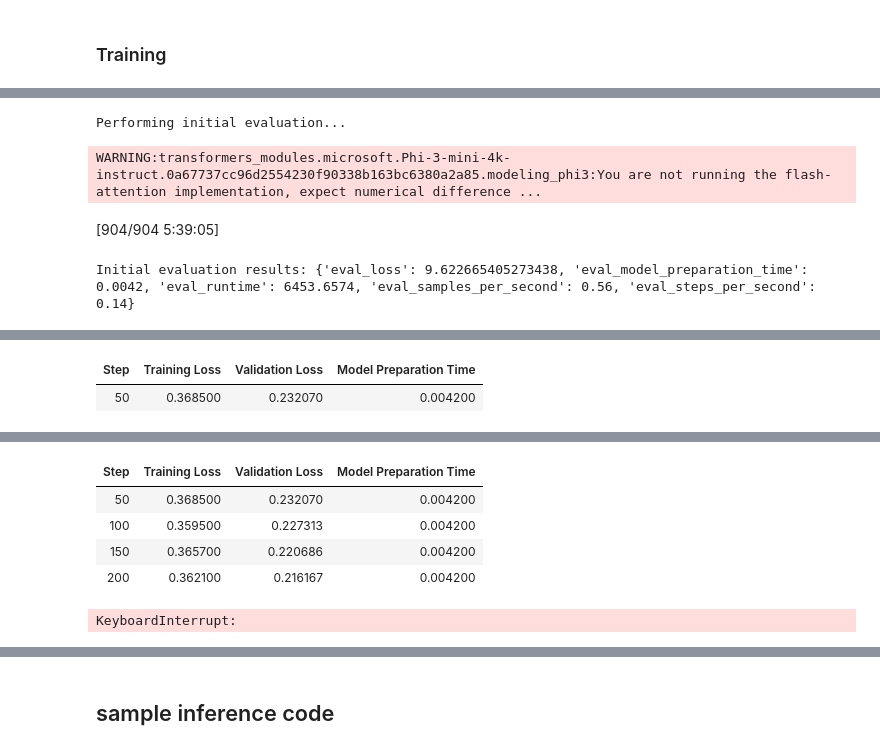
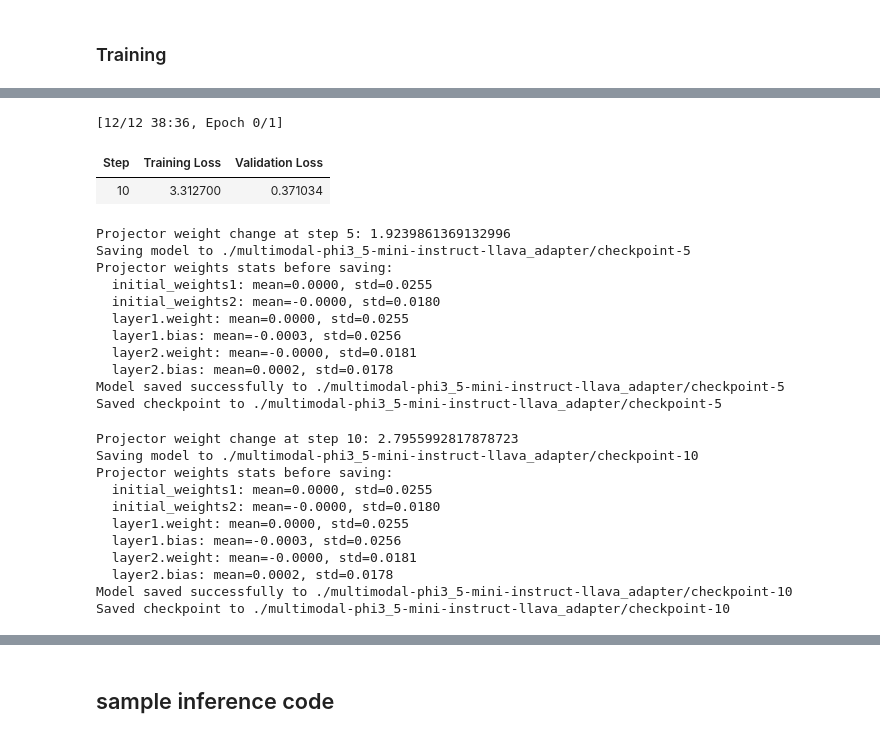
Before and after one commit to sayanbanerjee32/multimodal_llm, a Jupyter notebook: phi_3_QLoRA_instruct150k.ipynb, the cells around one changed output, grey strips where cells are left out. Saved outputs shown, nothing was run; the diff lists cells and outputs as text; code cells hidden in the pictures.

Commit message:
could replicate loss from saved lora adapter

```diff
--- a/phi_3_QLoRA_instruct150k.ipynb
+++ b/phi_3_QLoRA_instruct150k.ipynb
@@ -66,6 +59,6 @@ Drive already mounted at /content/drive; to attempt to forcibly remount, call dr
 # %%
 # URL of the embeddings file (replace with your actual URL)
-embeddings_url = '/content/drive/MyDrive/multimodel_llm/image_embedding/coco_image_embeddings.npz'
+embeddings_url = '/content/drive/MyDrive/multimodal_llm/image_embedding/coco_image_embeddings.npz'
 
 # Load the embeddings
 print("Loading embeddings...")
@@ -153,3 +144,5 @@ with open(json_file, 'r') as f:
+# %%
+data = data[0:10000]
 # %%
 def create_dataset():
     processed_data = []
@@ -1015,7 +1099,7 @@ bnb_config = BitsAndBytesConfig(
 
 # Get the latest checkpoint
 latest_checkpoint = get_latest_checkpoint(gdrive_checkpoint_dir)
-
+eval_first = False
 if latest_checkpoint:
     print(f"Loading model from checkpoint: {latest_checkpoint}")
     model = Phi3WithProjector.from_pretrained(
@@ -1024,7 +1108,9 @@ if latest_checkpoint:
         quantization_config=bnb_config,
         device_map=device_map,
         torch_dtype=compute_dtype,
+        attn_implementation='eager'
     )
+    eval_first = True
 else:
     print("No checkpoint found. Starting training from scratch.")
     phi3_model = AutoModelForCausalLM.from_pretrained(
@@ -1033,6 +1119,7 @@ else:
         quantization_config=bnb_config,
         device_map=device_map,
         torch_dtype=compute_dtype,
+        attn_implementation='eager'
     )
     image_embedding_dim = len(hf_dataset[0]['image_embedding'])
     projection_dim = phi3_model.config.hidden_size
@@ -1194,3 +1289,18 @@ Small test dataset size: 3614
+# %%
+# Before initializing the SFTTrainer
+model.projector.train()  # Set projector to training mode
+for param in model.projector.parameters():
+    param.requires_grad = True
+
+def hook_fn(module, grad_input, grad_output):
+    print(f"Gradient for {module.__class__.__name__}:")
+    for idx, grad in enumerate(grad_input):
+        if grad is not None:
+            print(f"  Input gradient {idx}: {grad.norm().item()}")
+
+# # Apply the hook to projector layers
+# model.projector.layer1.register_backward_hook(hook_fn)
+# model.projector.layer2.register_backward_hook(hook_fn)
 # %%
 # Initialize the SFTTrainer
 trainer = SFTTrainer(
@@ -1205,18 +1315,19 @@ trainer = SFTTrainer(
     peft_config=lora_config,
     max_seq_length=max_seq_length,
     packing=packing,
-    callbacks=[SaveLatestCheckpointCallback()],  # Add the custom callback
+    callbacks=[SaveLatestCheckpointCallback(), SaveQLoraAdapterCallback(model)],  # Add the custom callback
 )
 
 # Perform initial evaluation
-print("Performing initial evaluation...")
-eval_results = trainer.evaluate()
-print(f"Initial evaluation results: {eval_results}")
-
-# # Start training
-trainer.train()
-# Start or resume training
-# trainer.train(resume_from_checkpoint=latest_checkpoint)
+if eval_first:
+    print("Performing initial evaluation...")
+    eval_results = trainer.evaluate()
+    print(f"Initial evaluation results: {eval_results}")
+    # Start or resume training
+    trainer.train(resume_from_checkpoint=latest_checkpoint)
+else:
+    # Start training
+    trainer.train()
 # %% [output]
 Deprecated positional argument(s) used in SFTTrainer, please use the SFTConfig to set these arguments instead.
   warnings.warn(message, FutureWarning)
@@ -1223,4 +1337,25 @@ Deprecated positional argument(s) used in SFTTrainer, please use the SFTConfig t
-Performing initial evaluation...
+[12/12 38:36, Epoch 0/1]
+| Step | Training Loss | Validation Loss |
+| 10 | 3.312700 | 0.371034 |
-WARNING:transformers_modules.microsoft.Phi-3-mini-4k-instruct.0a67737cc96d2554230f90338b163bc6380a2a85.modeling_phi3:You are not running the flash-attention implementation, expect numerical difference ...
+Projector weight change at step 5: 1.9239861369132996
+Saving model to ./multimodal-phi3_5-mini-instruct-llava_adapter/checkpoint-5
+Projector weights stats before saving:
+  initial_weights1: mean=0.0000, std=0.0255
+  initial_weights2: mean=-0.0000, std=0.0180
+  layer1.weight: mean=0.0000, std=0.0255
+  layer1.bias: mean=-0.0003, std=0.0256
+  layer2.weight: mean=-0.0000, std=0.0181
+  layer2.bias: mean=0.0002, std=0.0178
+Model saved successfully to ./multimodal-phi3_5-mini-instruct-llava_adapter/checkpoint-5
+Saved checkpoint to ./multimodal-phi3_5-mini-instruct-llava_adapter/checkpoint-5
-[904/904 5:39:05]
-Initial evaluation results: {'eval_loss': 9.622665405273438, 'eval_model_preparation_time': 0.0042, 'eval_runtime': 6453.6574, 'eval_samples_per_second': 0.56, 'eval_steps_per_second': 0.14}
+Projector weight change at step 10: 2.7955992817878723
+Saving model to ./multimodal-phi3_5-mini-instruct-llava_adapter/checkpoint-10
+Projector weights stats before saving:
+  initial_weights1: mean=0.0000, std=0.0255
+  initial_weights2: mean=-0.0000, std=0.0180
+  layer1.weight: mean=0.0000, std=0.0255
+  layer1.bias: mean=-0.0003, std=0.0256
+  layer2.weight: mean=-0.0000, std=0.0181
+  layer2.bias: mean=0.0002, std=0.0178
+Model saved successfully to ./multimodal-phi3_5-mini-instruct-llava_adapter/checkpoint-10
+Saved checkpoint to ./multimodal-phi3_5-mini-instruct-llava_adapter/checkpoint-10
@@ -1229,2 +1372,0 @@ WARNING:transformers_modules.microsoft.Phi-3-mini-4k-instruct.0a67737cc96d255423
-| Step | Training Loss | Validation Loss | Model Preparation Time |
-| 50 | 0.368500 | 0.232070 | 0.004200 |
@@ -1232,8 +1373,2 @@ WARNING:transformers_modules.microsoft.Phi-3-mini-4k-instruct.0a67737cc96d255423
-| Step | Training Loss | Validation Loss | Model Preparation Time |
-| 50 | 0.368500 | 0.232070 | 0.004200 |
-| 100 | 0.359500 | 0.227313 | 0.004200 |
-| 150 | 0.365700 | 0.220686 | 0.004200 |
-| 200 | 0.362100 | 0.216167 | 0.004200 |
-KeyboardInterrupt:
 # %%
 # Save the fine-tuned model
```
Also changed, not shown: parts of 53 cells of this notebook.
